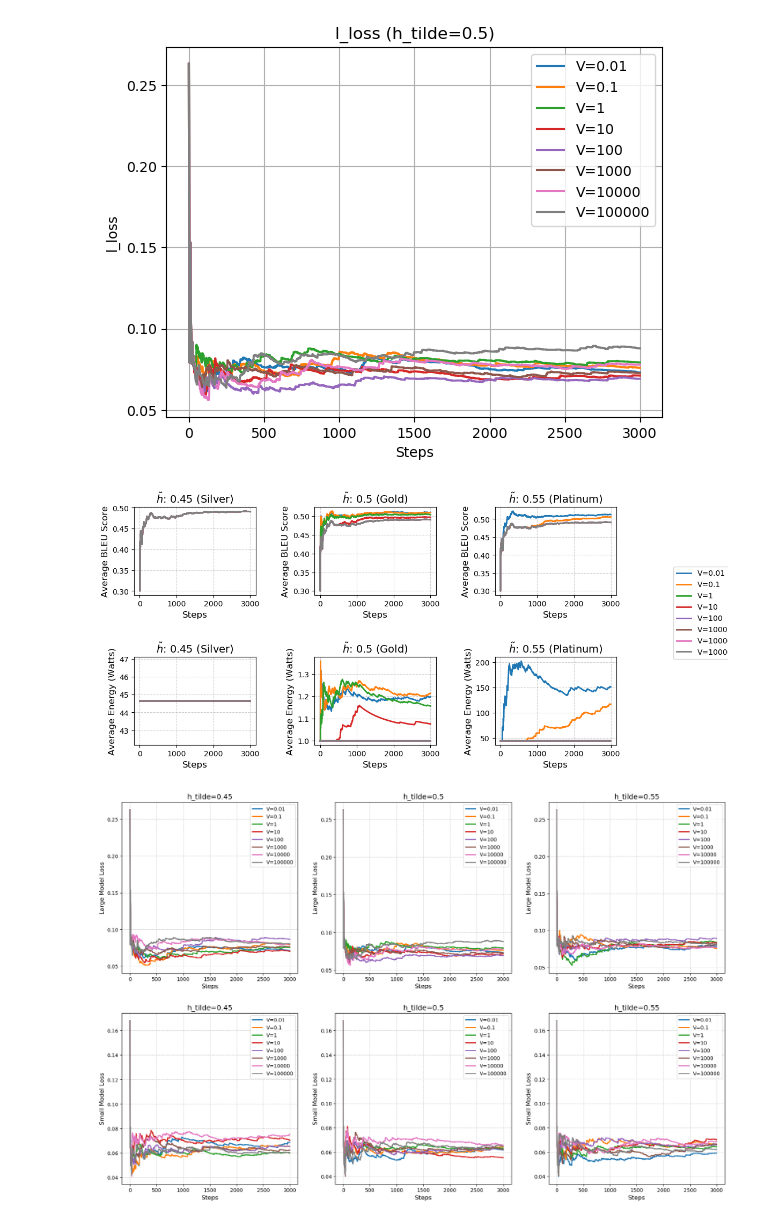
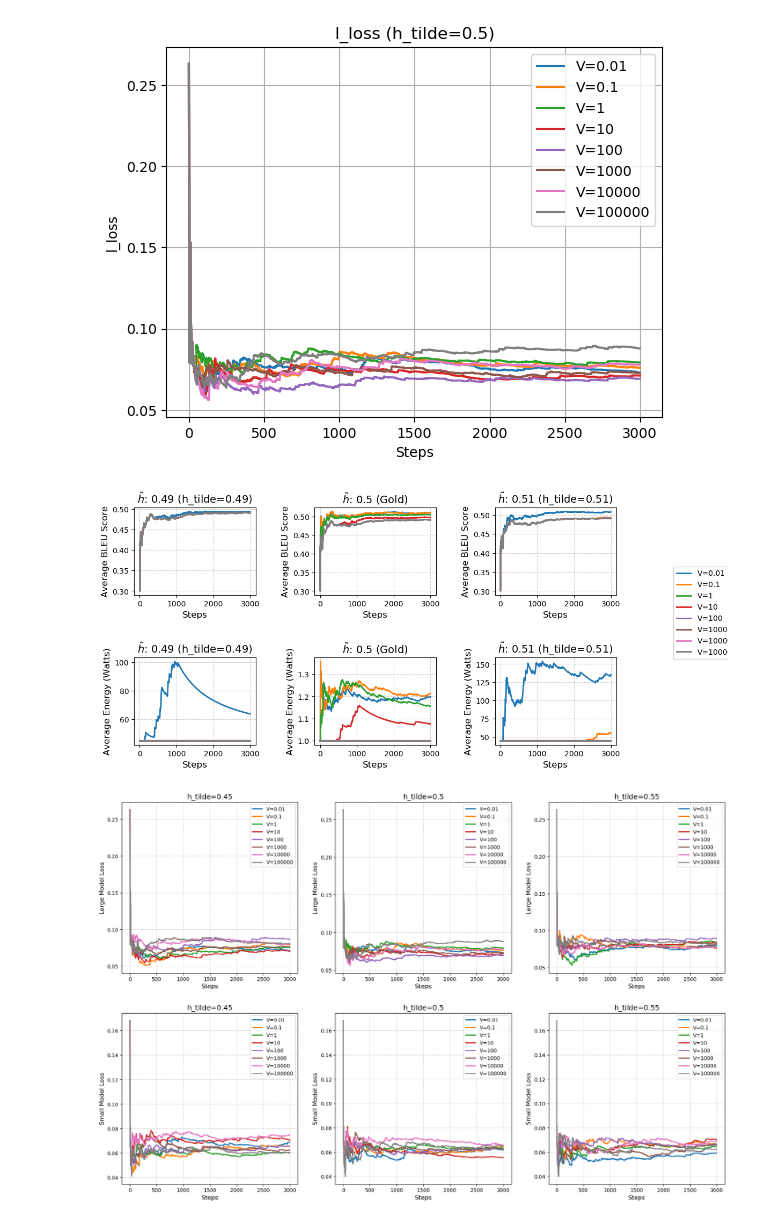
Before and after one commit to ryanzhangofficial/Inferencing-Project, a Jupyter notebook: Plotting.ipynb, the cells around one changed output. Drawn from its saved outputs; the diff is of its cells as text; code cells hidden in the pictures.

```diff
--- a/Plotting.ipynb
+++ b/Plotting.ipynb
@@ -195,35 +242,35 @@ def plot_all_h_tilde(h_tilde_values):
 
             h_label = h_tilde_labels.get(h_tilde, f'h_tilde={h_tilde}')
 
             line_acc, = axs[0, idx].plot(x, acc, label=f'V={V_str}', linewidth=2)
             axs[0, idx].set_title(f'$\\tilde{{h}}$: {h_tilde} ({h_label})', fontsize=14)
             axs[0, idx].set_xlabel('Steps', fontsize=12)
             axs[0, idx].set_ylabel('Average BLEU Score', fontsize=12)
             axs[0, idx].grid(True, linestyle='--', alpha=0.6)
             axs[0, idx].tick_params(axis='both', labelsize=10)
 
             line_energy, = axs[1, idx].plot(x, energy, label=f'V={V_str}', linewidth=2)
             axs[1, idx].set_title(f'$\\tilde{{h}}$: {h_tilde} ({h_label})', fontsize=14)
             axs[1, idx].set_xlabel('Steps', fontsize=12)
             axs[1, idx].set_ylabel('Average Energy (Watts)', fontsize=12)
             axs[1, idx].grid(True, linestyle='--', alpha=0.6)
             axs[1, idx].tick_params(axis='both', labelsize=10)
 
             if V_str not in added_legend_labels:
                 handles.append(line_acc)
                 labels.append(f'V={V_str}')
                 added_legend_labels.add(V_str)
 
     fig.legend(handles, labels, loc='center right', fontsize=10, bbox_to_anchor=(1.15, 0.5))
 
     plt.tight_layout(pad=3.0)
     plt.savefig('plots/average_bleu_energy_comparison.png', bbox_inches='tight', dpi=300)
     plt.show()
 
-h_tilde_values = [.45, .5, .55]
+h_tilde_values = [.49, .5, .51]
 plot_all_h_tilde(h_tilde_values)
 # %% [output]
-[figure, old version]
+[figure, new version]
 # %%
 import glob
 import json
```
Also changed, not shown: parts of 3 cells of this notebook.
